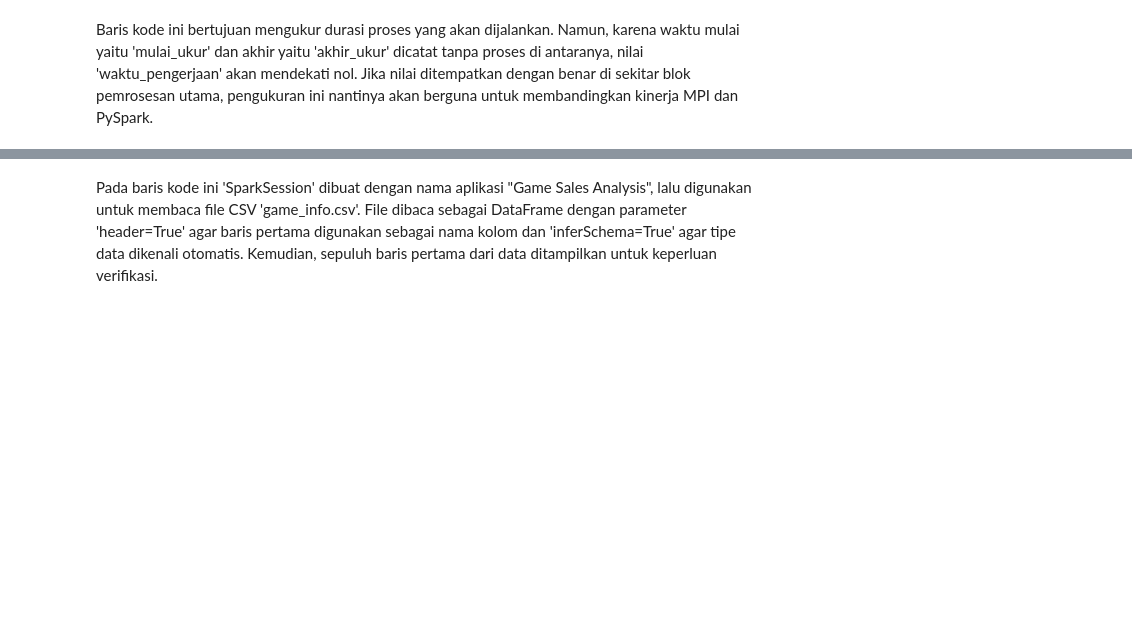
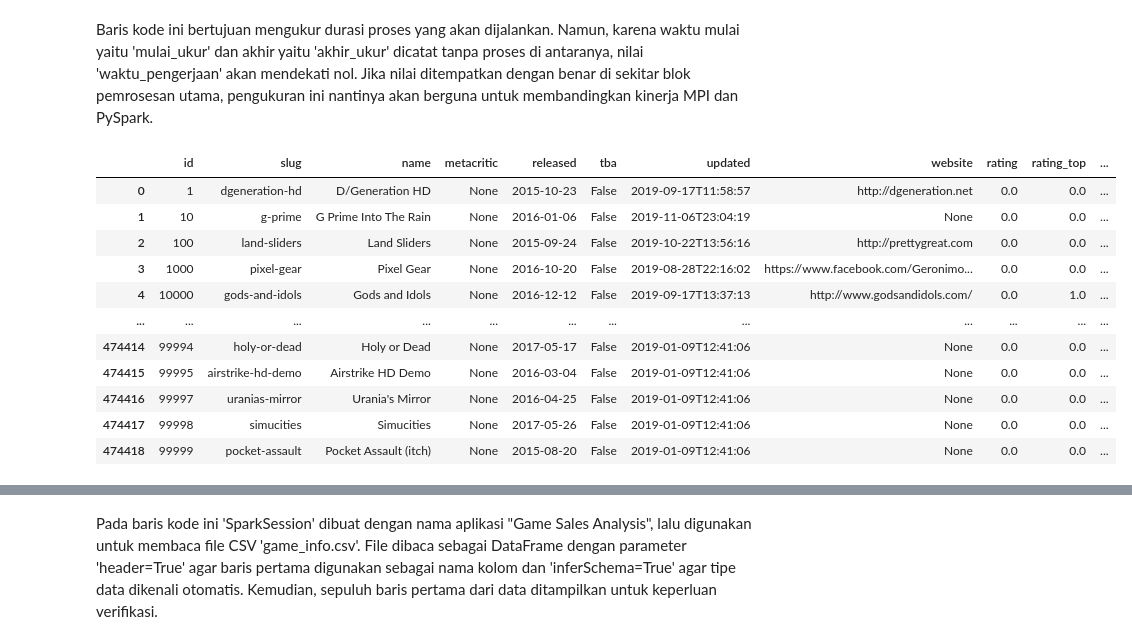
Before and after one commit to Rakasyaa/Tugas-Besar-PEMPAR, a Jupyter notebook: TUBES_PEMPAR.ipynb, the cells around one changed output, grey strips where cells are left out. Drawn from its saved outputs; the diff is of its cells as text; code cells hidden in the pictures; blank space fills up the shorter version.

Commit message:
data.toPandas()

```diff
--- a/TUBES_PEMPAR.ipynb
+++ b/TUBES_PEMPAR.ipynb
@@ -33,5 +33,17 @@ Baris kode ini bertujuan mengukur durasi proses yang akan dijalankan. Namun, kar
 # %%
 spark = SparkSession.builder.appName("games").getOrCreate()
 data = spark.read.csv("game_info.csv", header=True, inferSchema=True)
-data.show(10)
+data.toPandas()
 # %% [output]
+|  | id | slug | name | metacritic | released | tba | updated | website | rating | rating_top | ... |
+| 0 | 1 | dgeneration-hd | D/Generation HD | None | 2015-10-23 | False | 2019-09-17T11:58:57 | http://dgeneration.net | 0.0 | 0.0 | ... |
+| 1 | 10 | g-prime | G Prime Into The Rain | None | 2016-01-06 | False | 2019-11-06T23:04:19 | None | 0.0 | 0.0 | ... |
+| 2 | 100 | land-sliders | Land Sliders | None | 2015-09-24 | False | 2019-10-22T13:56:16 | http://prettygreat.com | 0.0 | 0.0 | ... |
+| 3 | 1000 | pixel-gear | Pixel Gear | None | 2016-10-20 | False | 2019-08-28T22:16:02 | https://www.facebook.com/Geronimo... | 0.0 | 0.0 | ... |
+| 4 | 10000 | gods-and-idols | Gods and Idols | None | 2016-12-12 | False | 2019-09-17T13:37:13 | http://www.godsandidols.com/ | 0.0 | 1.0 | ... |
+| ... | ... | ... | ... | ... | ... | ... | ... | ... | ... | ... | ... |
+| 474414 | 99994 | holy-or-dead | Holy or Dead | None | 2017-05-17 | False | 2019-01-09T12:41:06 | None | 0.0 | 0.0 | ... |
+| 474415 | 99995 | airstrike-hd-demo | Airstrike HD Demo | None | 2016-03-04 | False | 2019-01-09T12:41:06 | None | 0.0 | 0.0 | ... |
+| 474416 | 99997 | uranias-mirror | Urania's Mirror | None | 2016-04-25 | False | 2019-01-09T12:41:06 | None | 0.0 | 0.0 | ... |
+| 474417 | 99998 | simucities | Simucities | None | 2017-05-26 | False | 2019-01-09T12:41:06 | None | 0.0 | 0.0 | ... |
+| 474418 | 99999 | pocket-assault | Pocket Assault (itch) | None | 2015-08-20 | False | 2019-01-09T12:41:06 | None | 0.0 | 0.0 | ... |
```
Also changed, not shown: parts of 1 cell of this notebook.
